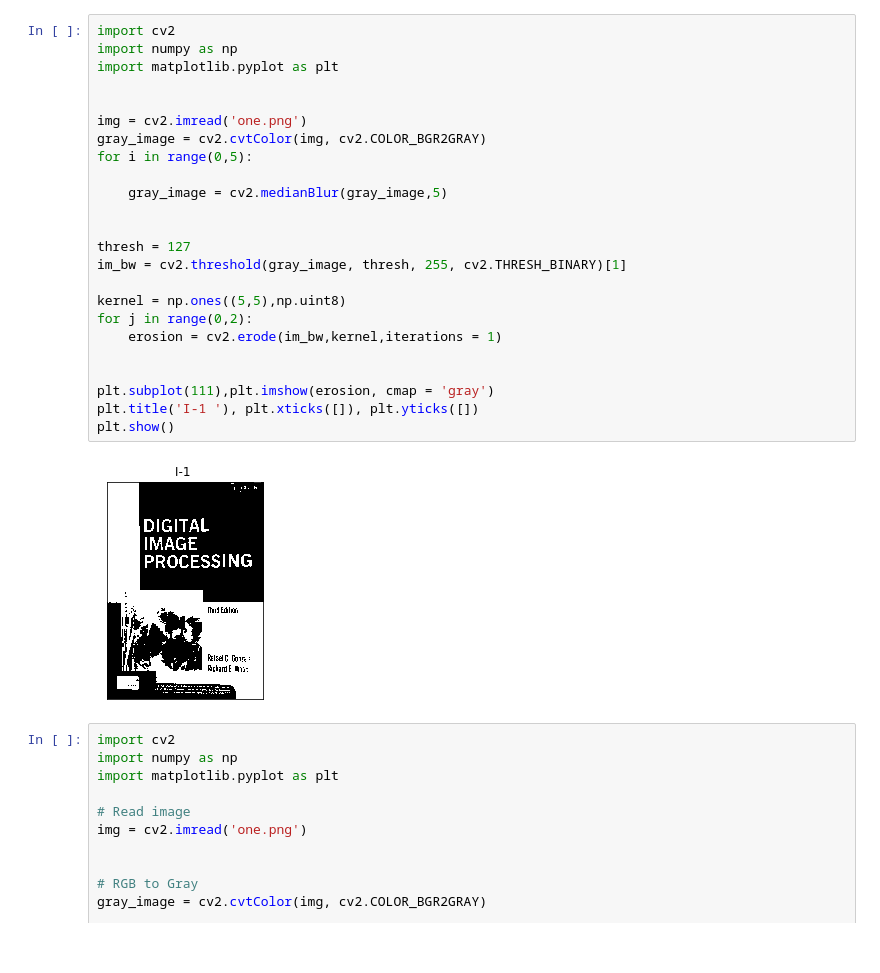
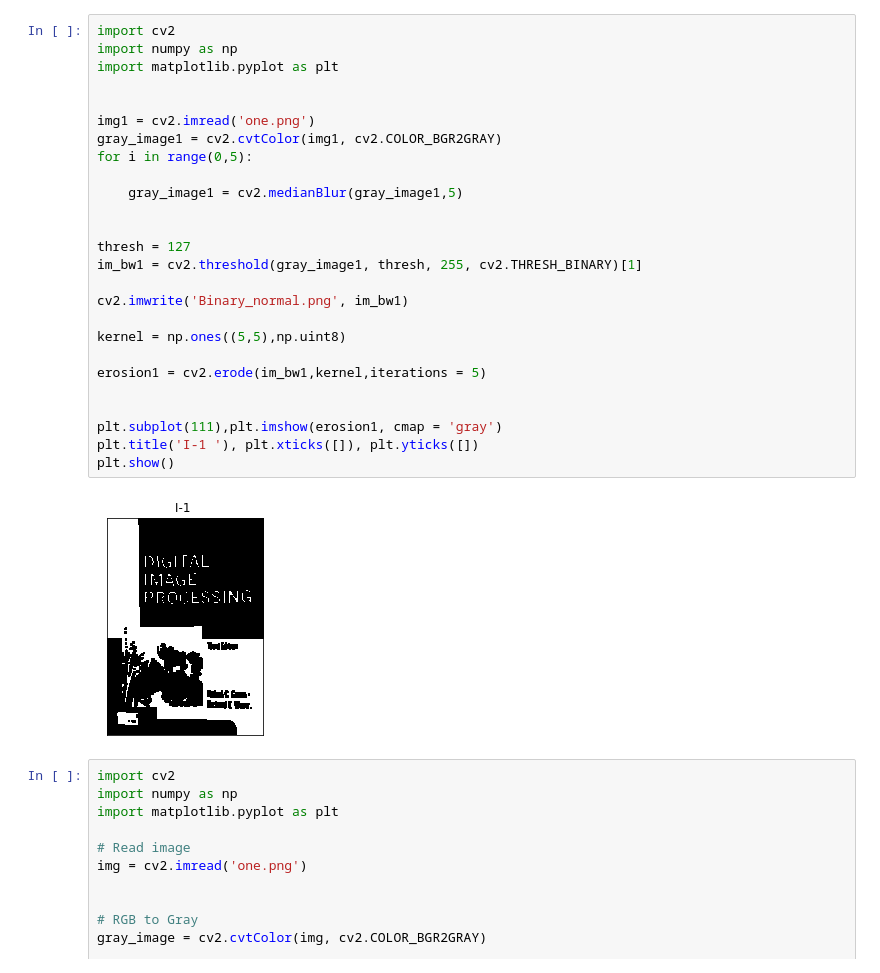
Before and after one commit to Naagar/Text-Extraction, a Jupyter notebook: oneR_copy.ipynb, the cells around one changed output. Cells and saved outputs as stored; diff of their text form.

```diff
--- a/oneR_copy.ipynb
+++ b/oneR_copy.ipynb
@@ -1,29 +1,31 @@
 # %%
 import cv2
 import numpy as np
 import matplotlib.pyplot as plt
 
 
-img = cv2.imread('one.png')
-gray_image = cv2.cvtColor(img, cv2.COLOR_BGR2GRAY)
+img1 = cv2.imread('one.png')
+gray_image1 = cv2.cvtColor(img1, cv2.COLOR_BGR2GRAY)
 for i in range(0,5):
 
-    gray_image = cv2.medianBlur(gray_image,5)
+    gray_image1 = cv2.medianBlur(gray_image1,5)
 
 
 thresh = 127
-im_bw = cv2.threshold(gray_image, thresh, 255, cv2.THRESH_BINARY)[1]
+im_bw1 = cv2.threshold(gray_image1, thresh, 255, cv2.THRESH_BINARY)[1]
+
+cv2.imwrite('Binary_normal.png', im_bw1)
 
 kernel = np.ones((5,5),np.uint8)
-for j in range(0,2):
-    erosion = cv2.erode(im_bw,kernel,iterations = 1)
+
+erosion1 = cv2.erode(im_bw1,kernel,iterations = 5)
 
 
-plt.subplot(111),plt.imshow(erosion, cmap = 'gray')
+plt.subplot(111),plt.imshow(erosion1, cmap = 'gray')
 plt.title('I-1 '), plt.xticks([]), plt.yticks([])
 plt.show()
 # %% [output]
-[figure, old version]
+[figure, new version]
 # %%
 import cv2
 import numpy as np
```
Also changed, not shown: parts of 11 cells of this notebook, 14 other files.
